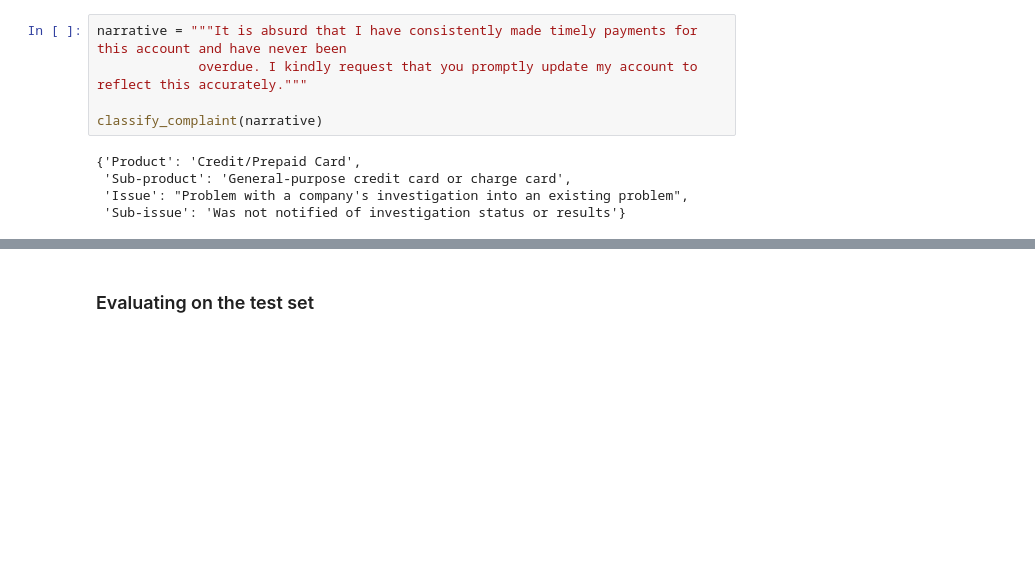
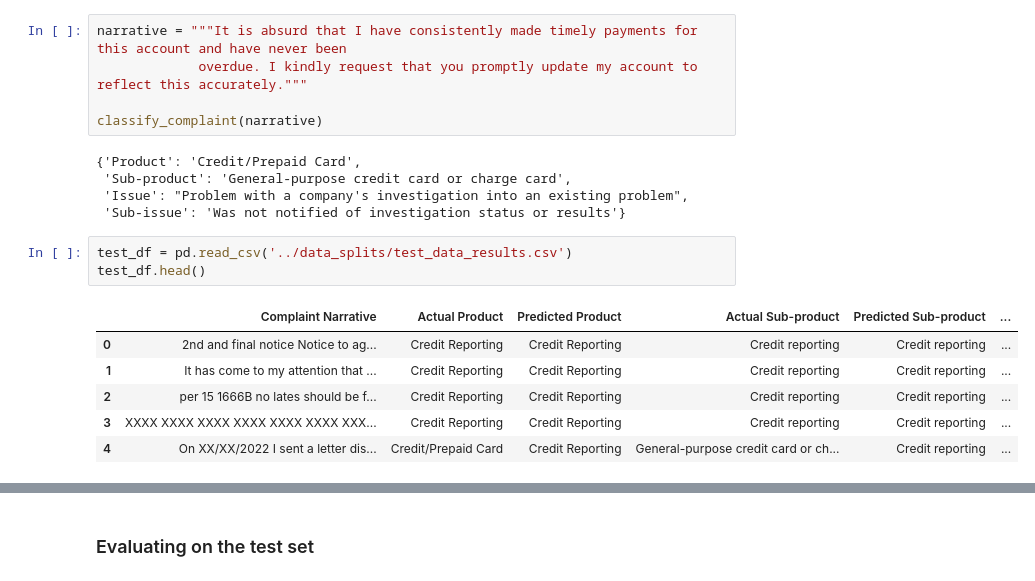
Before and after one commit to mahesh973/TagMyComplaint, a Jupyter notebook: subproduct_prediction/Pipeline.ipynb, the cells around one changed output, grey strips where cells are left out. Cells and saved outputs as stored; diff of their text form; blank space fills up the shorter version.

```diff
--- a/subproduct_prediction/Pipeline.ipynb
+++ b/subproduct_prediction/Pipeline.ipynb
@@ -181,3 +181,13 @@ classify_complaint(narrative)
  'Sub-product': 'General-purpose credit card or charge card',
  'Issue': "Problem with a company's investigation into an existing problem",
  'Sub-issue': 'Was not notified of investigation status or results'}
+# %%
+test_df = pd.read_csv('../data_splits/test_data_results.csv')
+test_df.head()
+# %% [output]
+|  | Complaint Narrative | Actual Product | Predicted Product | Actual Sub-product | Predicted Sub-product | ... |
+| 0 | 2nd and final notice Notice to ag... | Credit Reporting | Credit Reporting | Credit reporting | Credit reporting | ... |
+| 1 | It has come to my attention that ... | Credit Reporting | Credit Reporting | Credit reporting | Credit reporting | ... |
+| 2 | per 15 1666B no lates should be f... | Credit Reporting | Credit Reporting | Credit reporting | Credit reporting | ... |
+| 3 | XXXX XXXX XXXX XXXX XXXX XXXX XXX... | Credit Reporting | Credit Reporting | Credit reporting | Credit reporting | ... |
+| 4 | On XX/XX/2022 I sent a letter dis... | Credit/Prepaid Card | Credit Reporting | General-purpose credit card or ch... | Credit reporting | ... |
```
Also changed, not shown: parts of 5 cells of this notebook, 4 other files.
